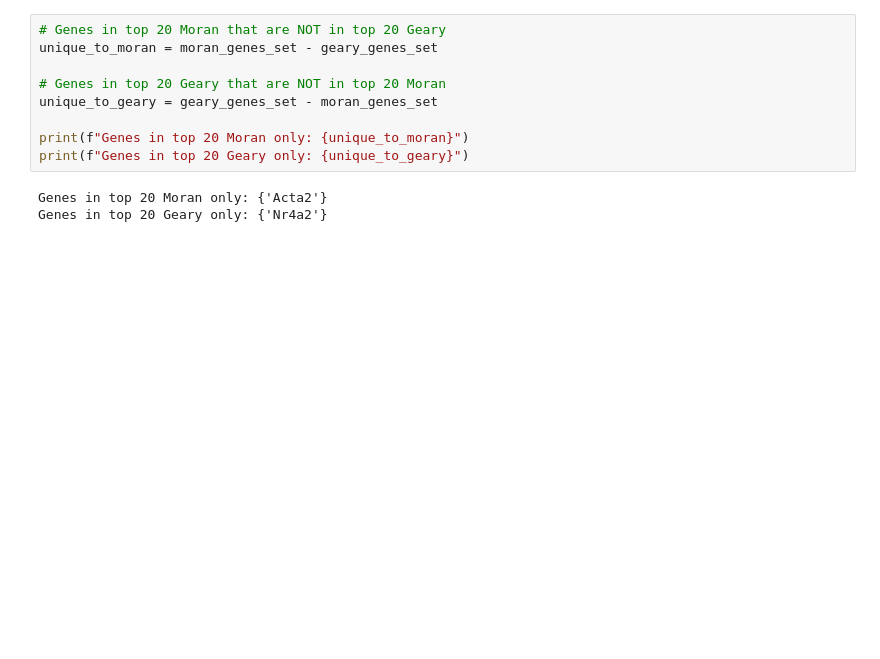
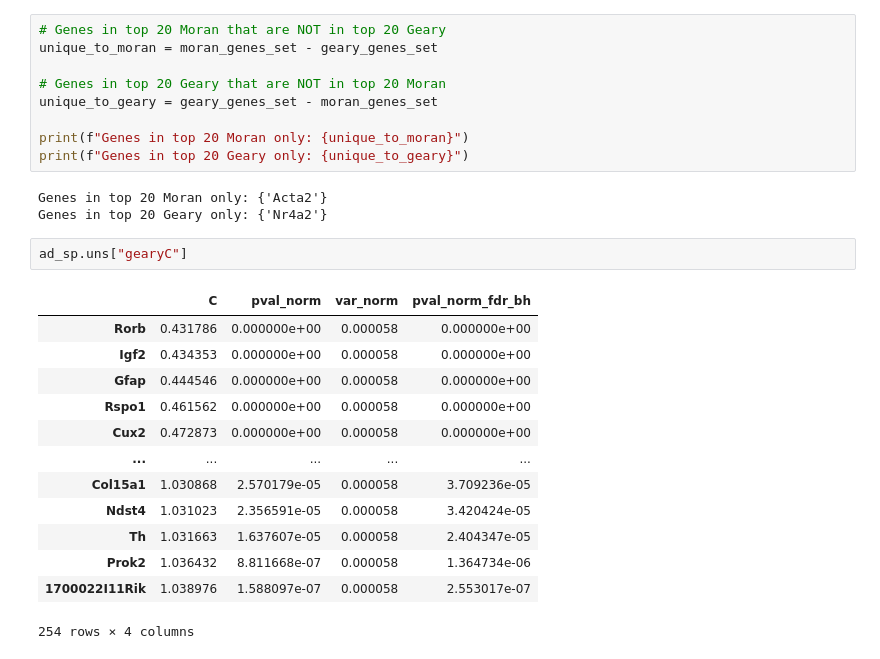
Before and after one commit to l-reich/spatial-chromatin-variability, a Jupyter notebook: src/spatial_analysis.ipynb, the cells around one changed output. Cells and saved outputs as stored; diff of their text form; blank space fills up the shorter version.

```diff
--- a/src/spatial_analysis.ipynb
+++ b/src/spatial_analysis.ipynb
@@ -105,3 +95,19 @@ print(f"Genes in top 20 Geary only: {unique_to_geary}")
 # %% [output]
 Genes in top 20 Moran only: {'Acta2'}
 Genes in top 20 Geary only: {'Nr4a2'}
+# %%
+ad_sp.uns["gearyC"]
+# %% [output]
+|  | C | pval_norm | var_norm | pval_norm_fdr_bh |
+| Rorb | 0.431786 | 0.000000e+00 | 0.000058 | 0.000000e+00 |
+| Igf2 | 0.434353 | 0.000000e+00 | 0.000058 | 0.000000e+00 |
+| Gfap | 0.444546 | 0.000000e+00 | 0.000058 | 0.000000e+00 |
+| Rspo1 | 0.461562 | 0.000000e+00 | 0.000058 | 0.000000e+00 |
+| Cux2 | 0.472873 | 0.000000e+00 | 0.000058 | 0.000000e+00 |
+| ... | ... | ... | ... | ... |
+| Col15a1 | 1.030868 | 2.570179e-05 | 0.000058 | 3.709236e-05 |
+| Ndst4 | 1.031023 | 2.356591e-05 | 0.000058 | 3.420424e-05 |
+| Th | 1.031663 | 1.637607e-05 | 0.000058 | 2.404347e-05 |
+| Prok2 | 1.036432 | 8.811668e-07 | 0.000058 | 1.364734e-06 |
+| 1700022I11Rik | 1.038976 | 1.588097e-07 | 0.000058 | 2.553017e-07 |
+254 rows × 4 columns
```
Also changed, not shown: parts of 6 cells of this notebook, 1 other file.
